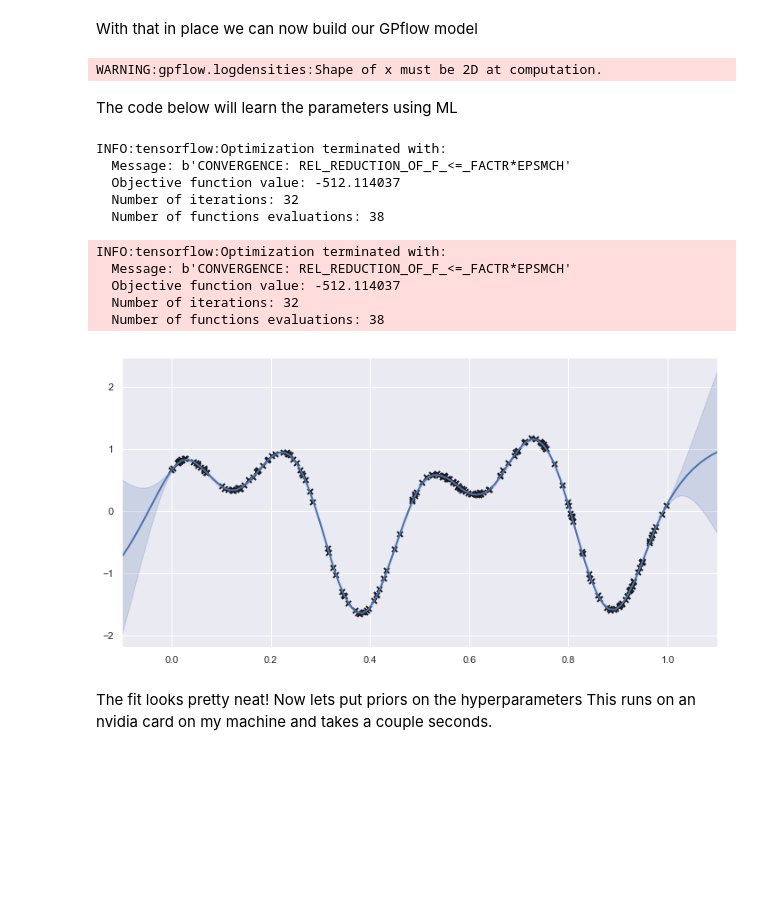
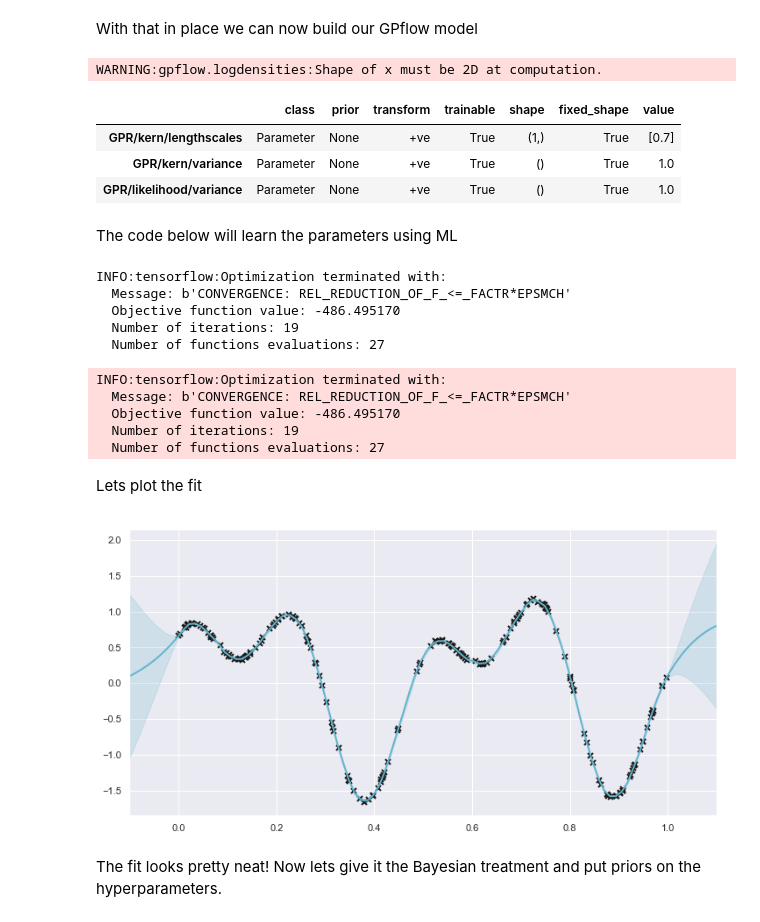
Before and after one commit to M20190649/TDDE19-bus-arrival-time, a Jupyter notebook: GP/Gaussian Processes with GPflow.ipynb, the cells around one changed output. Drawn from its saved outputs; the diff is of its cells as text; code cells hidden in the pictures; blank space fills up the shorter version.

```diff
--- a/GP/Gaussian Processes with GPflow.ipynb
+++ b/GP/Gaussian Processes with GPflow.ipynb
@@ -26,12 +26,15 @@ sns.scatterplot(x="X", y="Y", data=df)
 # %% [markdown]
 With that in place we can now build our GPflow model
 # %%
-k = gpflow.kernels.Matern52(1, lengthscales=0.3)
-meanf = gpflow.mean_functions.Linear(1.0, 0.0)
-m = gpflow.models.GPR(X, Y, k, meanf)
-m.likelihood.variance = 0.01
+k = gpflow.kernels.Matern32(1, lengthscales=0.7, ARD=True)
+m = gpflow.models.GPR(X, Y, k)
+m
 # %% [output]
 WARNING:gpflow.logdensities:Shape of x must be 2D at computation.
+|  | class | prior | transform | trainable | shape | fixed_shape | value |
+| GPR/kern/lengthscales | Parameter | None | +ve | True | (1,) | True | [0.7] |
+| GPR/kern/variance | Parameter | None | +ve | True | () | True | 1.0 |
+| GPR/likelihood/variance | Parameter | None | +ve | True | () | True | 1.0 |
 # %% [markdown]
 The code below will learn the parameters using ML
 # %%
@@ -41,11 +44,11 @@ opt.minimize(m)
 # %% [output]
 INFO:tensorflow:Optimization terminated with:
   Message: b'CONVERGENCE: REL_REDUCTION_OF_F_<=_FACTR*EPSMCH'
-  Objective function value: -512.114037
-  Number of iterations: 32
-  Number of functions evaluations: 38
+  Objective function value: -486.495170
+  Number of iterations: 19
+  Number of functions evaluations: 27
 INFO:tensorflow:Optimization terminated with:
   Message: b'CONVERGENCE: REL_REDUCTION_OF_F_<=_FACTR*EPSMCH'
-  Objective function value: -512.114037
-  Number of iterations: 32
-  Number of functions evaluations: 38
+  Objective function value: -486.495170
+  Number of iterations: 19
+  Number of functions evaluations: 27
@@ -54,19 +55,21 @@ Lets plot the fit
+# %% [markdown]
+Lets plot the fit
 # %%
-def plot(m):
+def plot(m, x, y):
     xx = np.linspace(-0.1, 1.1, 100).reshape(100, 1)
     mean, var = m.predict_y(xx)
     plt.figure(figsize=(12, 6))
-    plt.plot(X, Y, 'kx', mew=2)
-    plt.plot(xx, mean, 'C0', lw=2)
+    plt.plot(x, y, 'kx', mew=2)
+    plt.plot(xx, mean, 'c', lw=2)
     plt.fill_between(xx[:,0],
                      mean[:,0] - 2*np.sqrt(var[:,0]),
                      mean[:,0] + 2*np.sqrt(var[:,0]),
-                     color='C0', alpha=0.2)
+                     color='C', alpha=0.2)
     plt.xlim(-0.1, 1.1)
 
-plot(m)
+plot(m, X, Y)
 # %% [output]
-[figure, old version]
+[figure, new version]
 # %% [markdown]
-The fit looks pretty neat! Now lets put priors on the hyperparameters  This runs on an nvidia card on my machine and takes a couple seconds.
+The fit looks pretty neat! Now lets give it the Bayesian treatment and put priors on the hyperparameters.
 # %%
```
Also changed, not shown: parts of 17 cells of this notebook, 3 other files.
